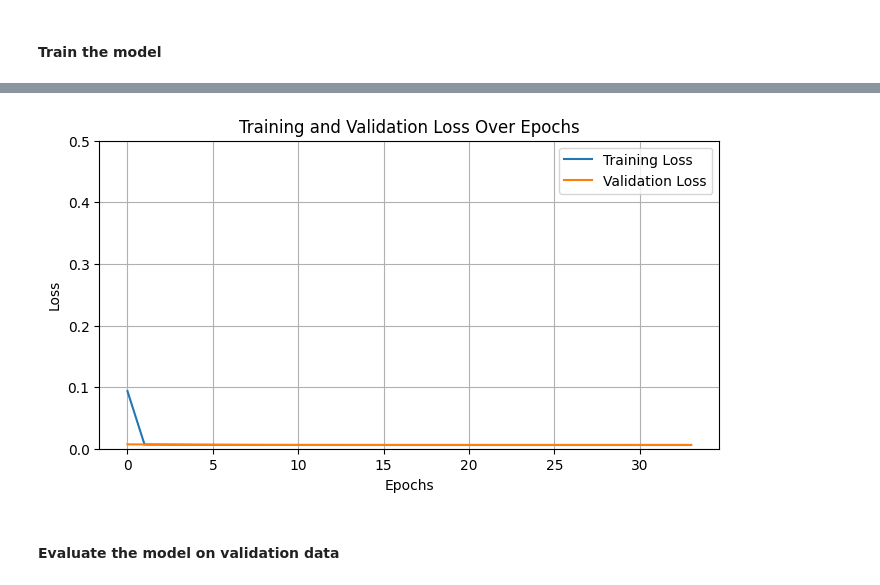
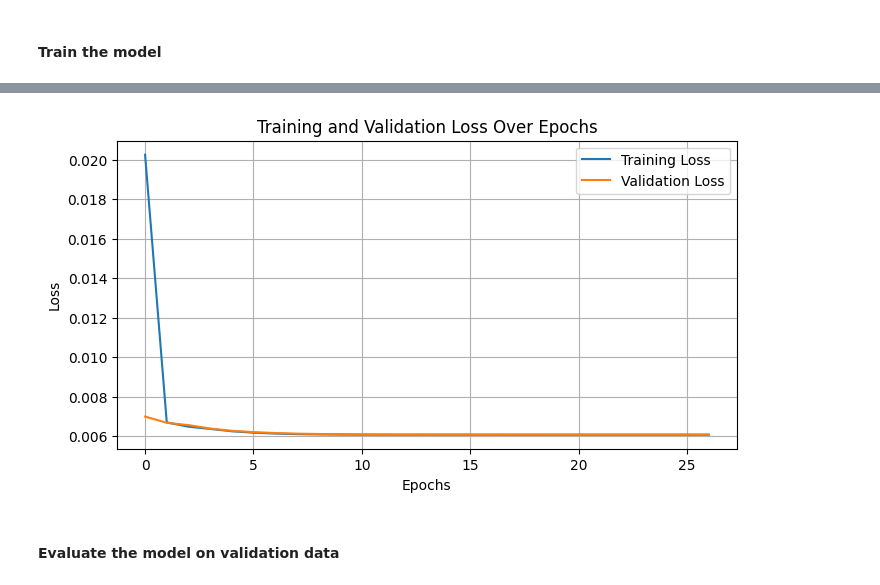
Before and after one commit to alexdum/downscale, a Jupyter notebook: python/vit_transformers_02_psl_residuals.ipynb, the cells around one changed output, grey strips where cells are left out. Saved outputs shown, nothing was run; the diff lists cells and outputs as text; code cells hidden in the pictures.

```diff
--- a/python/vit_transformers_02_psl_residuals.ipynb
+++ b/python/vit_transformers_02_psl_residuals.ipynb
@@ -392,15 +390,15 @@ from keras import ops
 from keras.optimizers import AdamW
 
 input_shape = (1, 42, 97, 2)  # Temporal=1, Spatial=42x97, 2 channels
-patch_size = (1, 3, 3)  # Temporal=1, Spatial=6x7
+patch_size = (1, 6, 7)  # Temporal=1, Spatial=6x7
 
 model = vit_transformer(
     input_shape=input_shape,
     patch_size=patch_size,
     embed_dim=320,
-    num_heads=8,
-    transformer_layers=8,
-    mlp_dim=512,
+    num_heads=32,
+    transformer_layers=32,
+    mlp_dim=1024,
     dropout=0.1
 )
 
@@ -499,31 +497,31 @@ Best validation loss: 0.006072 at epoch 24
 # %%
 import matplotlib.pyplot as plt
 
 # Assuming 'history' is the result of model.fit()
 plt.figure(figsize=(8, 4))
 
 # Plotting the training and validation loss
 plt.plot(history.history['loss'], label='Training Loss')
 plt.plot(history.history['val_loss'], label='Validation Loss')
 
 # Title and labels
 plt.title('Training and Validation Loss Over Epochs')
 plt.xlabel('Epochs')
 plt.ylabel('Loss')
 
 # Optional: Set y-axis limits
-plt.ylim(0, 0.5)
+#plt.ylim(0, 0.5)
 
 # Show legend
 plt.legend()
 
 # Add grid for clarity
 plt.grid()
 
 # Show the plot
 plt.show()
 # %% [output]
-[figure, old version]
+[figure, new version]
 # %% [markdown]
 #### Evaluate the model on validation data
 # %%
```
Also changed, not shown: parts of 13 cells of this notebook.
